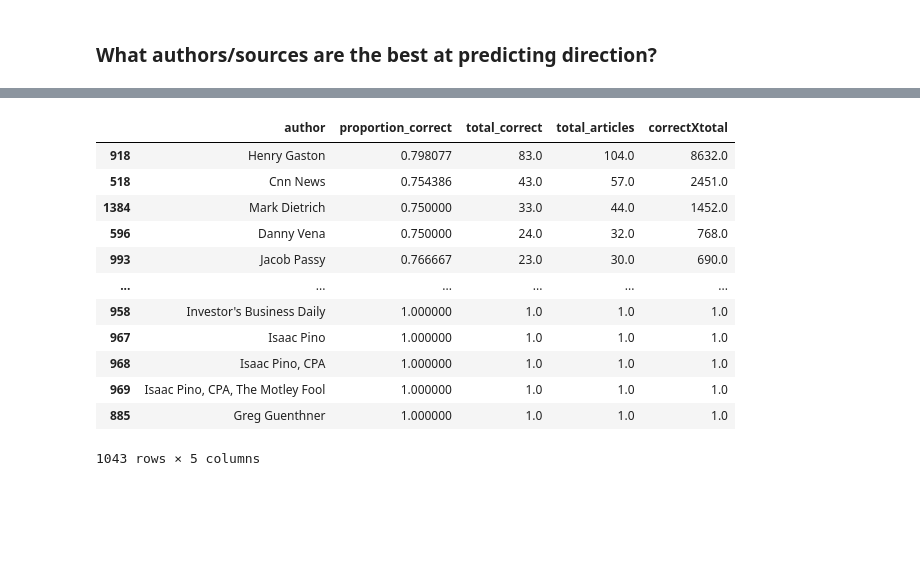
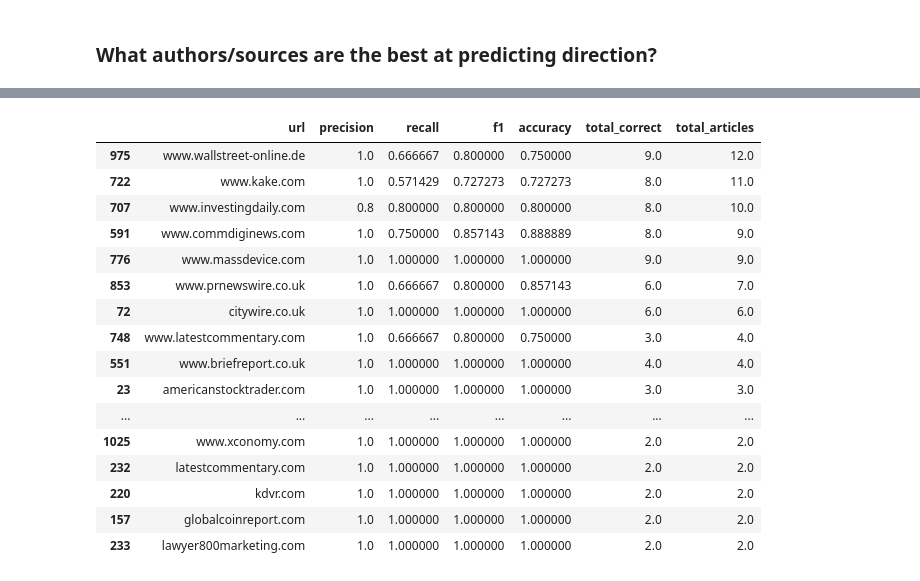
Before and after one commit to AdamMiyauchi/CSE573-Project, a Jupyter notebook: direction_prediction.ipynb, the cells around one changed output, grey strips where cells are left out. Cells and saved outputs as stored; diff of their text form; code cells hidden in the pictures; blank space fills up the shorter version.

Commit message:
best authors

```diff
--- a/direction_prediction.ipynb
+++ b/direction_prediction.ipynb
@@ -358,19 +362,28 @@ LogisticRegression(C=0.01, max_iter=100000000000.0, n_jobs=-1, random_state=0)
 # %%
-def author_stats(df):
+from sklearn.metrics import precision_recall_fscore_support
+
+def source_stats(df):
+    precision, recall, f1, _ = precision_recall_fscore_support(df['true_label'], df['pred_label'], average='binary')
     res = {
-        'proportion_correct': df['correct_pred'].sum() / df.shape[0],
+        'precision': precision,
+        'recall': recall,
+        'f1': f1,
+        'accuracy': df['correct_pred'].sum() / df.shape[0],
         'total_correct': df['correct_pred'].sum(),
         'total_articles': df.shape[0],
-        'correctXtotal': df['correct_pred'].sum() * df.shape[0]
+
     }
-    return pd.Series(res, index=['proportion_correct', 'total_correct', 'total_articles', 'correctXtotal'])
+    return pd.Series(res, index=['precision', 'recall', 'f1', 'accuracy', 'total_correct', 'total_articles'])
 
-best_sources = (res.groupby('author')
-    .apply(author_stats)
+best_author = (res.groupby('author')
+    .apply(source_stats)
     .reset_index()
-    .sort_values(['proportion_correct', 'total_articles'], ascending=False)
-    # .sort_values(['correctXtotal'], ascending=False)
+    # .sort_values('f1', ascending=False)
+    # .sort_values(['proportion_correct', 'total_articles'], ascending=False)
     # .sort_values(['total_articles', 'total_correct'], ascending=False)
 )
 
-best_sources.head(25)
+best_url = (res.groupby('url')
+    .apply(source_stats)
+    .reset_index()
+)
@@ -395,18 +403,22 @@ best_sources.head(25)
 # %%
-best_sources[
-    (best_sources['proportion_correct'] >= 0.75)
-].sort_values('total_articles', ascending=False)
+best_url[
+    (best_url['accuracy'] >= 0.70)
+].sort_values('total_articles', ascending=False).head(25)
 # %% [output]
-|  | author | proportion_correct | total_correct | total_articles | correctXtotal |
-| 918 | Henry Gaston | 0.798077 | 83.0 | 104.0 | 8632.0 |
-| 518 | Cnn News | 0.754386 | 43.0 | 57.0 | 2451.0 |
-| 1384 | Mark Dietrich | 0.750000 | 33.0 | 44.0 | 1452.0 |
-| 596 | Danny Vena | 0.750000 | 24.0 | 32.0 | 768.0 |
-| 993 | Jacob Passy | 0.766667 | 23.0 | 30.0 | 690.0 |
-| ... | ... | ... | ... | ... | ... |
-| 958 | Investor's Business Daily | 1.000000 | 1.0 | 1.0 | 1.0 |
-| 967 | Isaac Pino | 1.000000 | 1.0 | 1.0 | 1.0 |
-| 968 | Isaac Pino, CPA | 1.000000 | 1.0 | 1.0 | 1.0 |
-| 969 | Isaac Pino, CPA, The Motley Fool | 1.000000 | 1.0 | 1.0 | 1.0 |
-| 885 | Greg Guenthner | 1.000000 | 1.0 | 1.0 | 1.0 |
+|  | url | precision | recall | f1 | accuracy | total_correct | total_articles |
+| 975 | www.wallstreet-online.de | 1.0 | 0.666667 | 0.800000 | 0.750000 | 9.0 | 12.0 |
+| 722 | www.kake.com | 1.0 | 0.571429 | 0.727273 | 0.727273 | 8.0 | 11.0 |
+| 707 | www.investingdaily.com | 0.8 | 0.800000 | 0.800000 | 0.800000 | 8.0 | 10.0 |
+| 591 | www.commdiginews.com | 1.0 | 0.750000 | 0.857143 | 0.888889 | 8.0 | 9.0 |
+| 776 | www.massdevice.com | 1.0 | 1.000000 | 1.000000 | 1.000000 | 9.0 | 9.0 |
+| 853 | www.prnewswire.co.uk | 1.0 | 0.666667 | 0.800000 | 0.857143 | 6.0 | 7.0 |
+| 72 | citywire.co.uk | 1.0 | 1.000000 | 1.000000 | 1.000000 | 6.0 | 6.0 |
+| 748 | www.latestcommentary.com | 1.0 | 0.666667 | 0.800000 | 0.750000 | 3.0 | 4.0 |
+| 551 | www.briefreport.co.uk | 1.0 | 1.000000 | 1.000000 | 1.000000 | 4.0 | 4.0 |
+| 23 | americanstocktrader.com | 1.0 | 1.000000 | 1.000000 | 1.000000 | 3.0 | 3.0 |
+| ... | ... | ... | ... | ... | ... | ... | ... |
+| 1025 | www.xconomy.com | 1.0 | 1.000000 | 1.000000 | 1.000000 | 2.0 | 2.0 |
+| 232 | latestcommentary.com | 1.0 | 1.000000 | 1.000000 | 1.000000 | 2.0 | 2.0 |
+| 220 | kdvr.com | 1.0 | 1.000000 | 1.000000 | 1.000000 | 2.0 | 2.0 |
+| 157 | globalcoinreport.com | 1.0 | 1.000000 | 1.000000 | 1.000000 | 2.0 | 2.0 |
+| 233 | lawyer800marketing.com | 1.0 | 1.000000 | 1.000000 | 1.000000 | 2.0 | 2.0 |
-1043 rows × 5 columns
```
Also changed, not shown: parts of 8 cells of this notebook.
